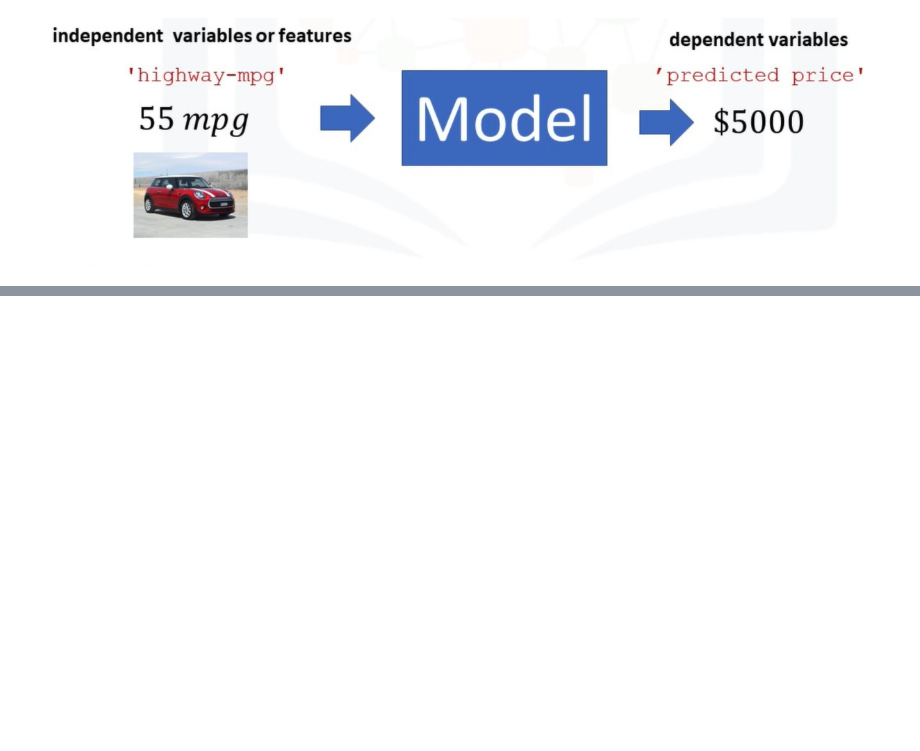
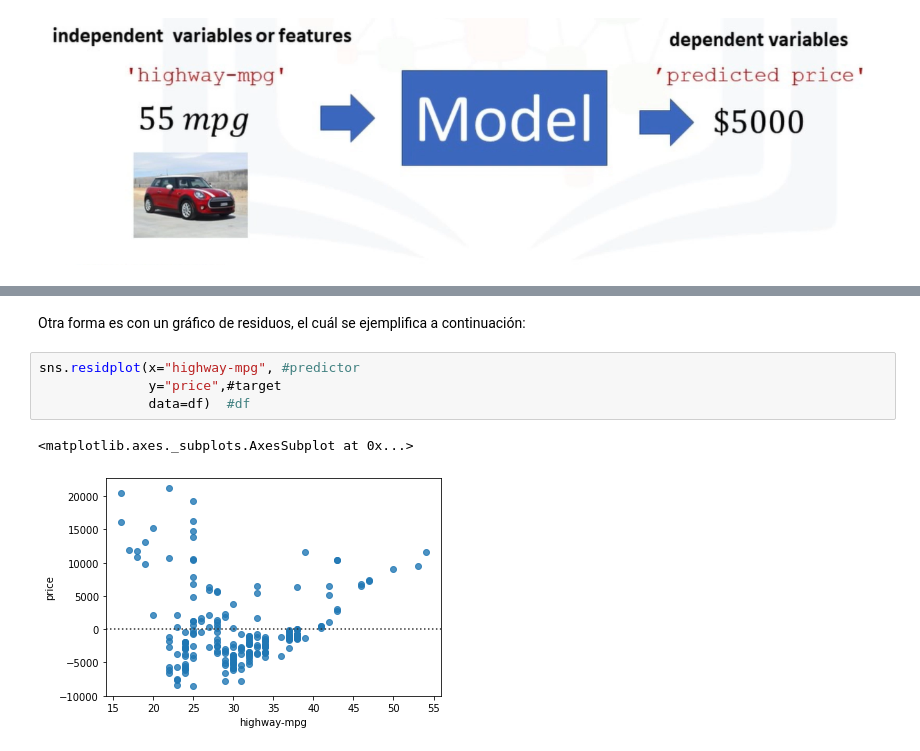
Before and after one commit to PosgradoMNA/actividades-de-aprendizaje-RobertoRomeroVielma-A00822314, a Jupyter notebook: Semana_7_Data_Analysis_with_Python_(IBM).ipynb, the cells around one changed output, grey strips where cells are left out. Drawn from its saved outputs; the diff is of its cells as text; blank space fills up the shorter version.

```diff
--- a/Semana_7_Data_Analysis_with_Python_(IBM).ipynb
+++ b/Semana_7_Data_Analysis_with_Python_(IBM).ipynb
@@ -11,0 +213,9 @@ Por ejemplo si tenemos como entrada las **millas por galón en carretera**, el m
+# %% [markdown]
+Otra forma es con un gráfico de residuos, el cuál se ejemplifica a continuación:
+# %%
+sns.residplot(x="highway-mpg", #predictor
+              y="price",#target
+              data=df)  #df
+# %% [output]
+<matplotlib.axes._subplots.AxesSubplot at 0x...>
+[figure, added]
```
Also changed, not shown: parts of 55 cells of this notebook.
